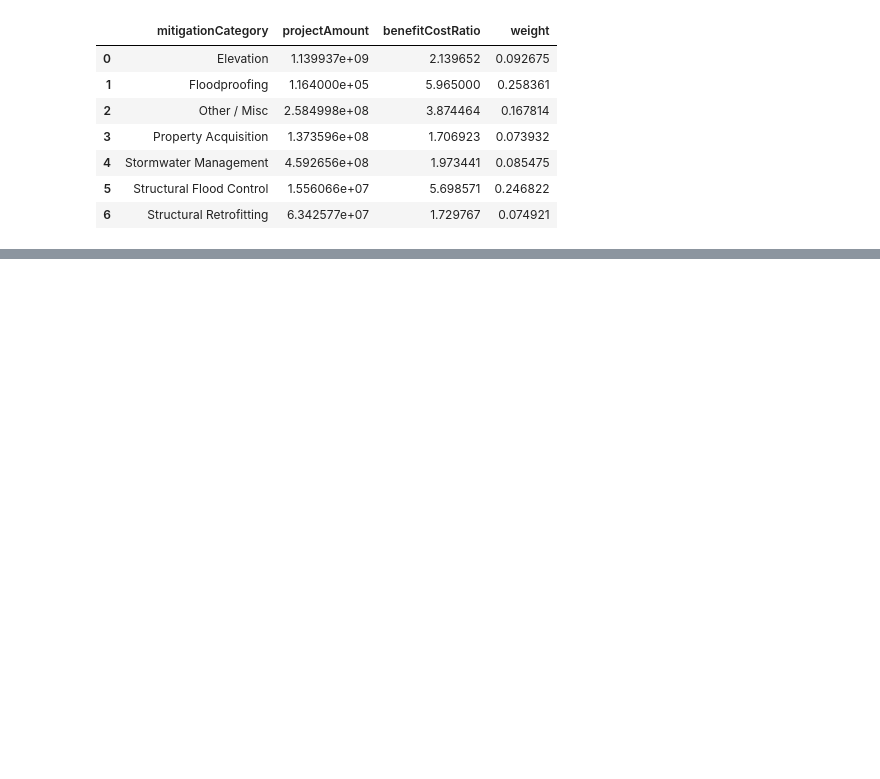
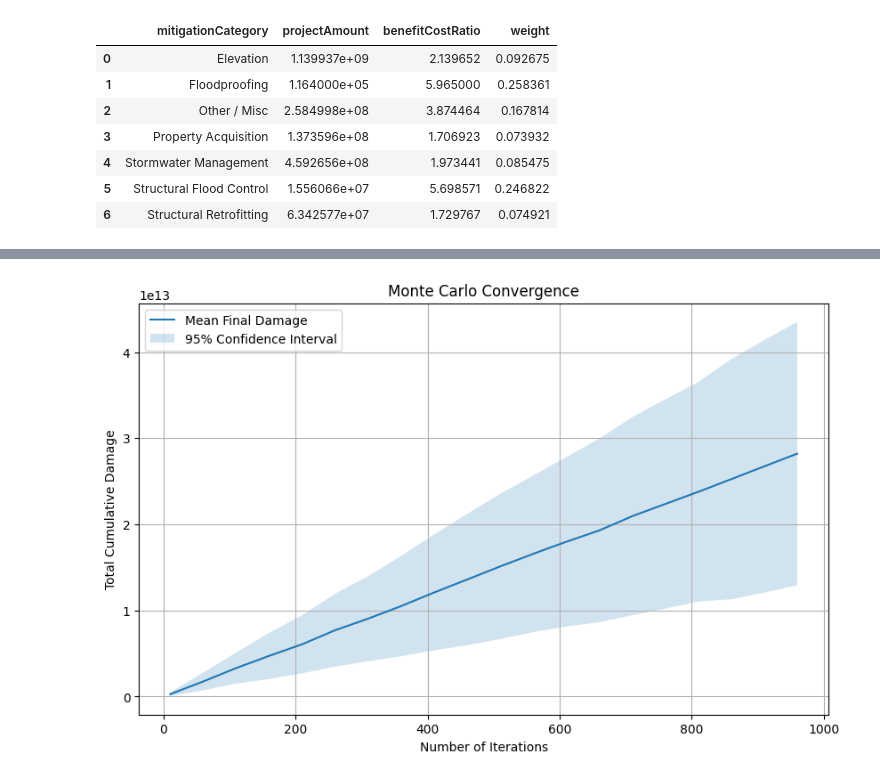
Before and after one commit to sarthakc123/Sarthak_Vinit_ClimateRiskMitigationMCSim, a Jupyter notebook: MCSim_ClimateRisk.ipynb, the cells around one changed output, grey strips where cells are left out. Cells and saved outputs as stored; diff of their text form; code cells hidden in the pictures; blank space fills up the shorter version.

```diff
--- a/MCSim_ClimateRisk.ipynb
+++ b/MCSim_ClimateRisk.ipynb
@@ -380,0 +460,25 @@ Estimated Total Damage over 30 years with Mitigation: $107,510,921,426.14
+# %%
+# Convergence plot
+means = []
+stdevs = []
+n = 1000
+for n in range(10, n+1, 50):  # simulate from 10 to 1000 iterations
+    matrix = run_yearly_damage_simulations(n_iterations=n, m_years=30)
+    final_damage = np.cumsum(matrix, axis=1)[:, -1]  # total cumulative damage
+    means.append(np.mean(final_damage))
+    stdevs.append(np.std(final_damage))
+
+plt.figure(figsize=(10, 6))
+plt.plot(range(10, n+1, 50), means, label='Mean Final Damage')
+plt.fill_between(range(10, n+1, 50),
+                 np.array(means) - 1.96 * np.array(stdevs),
+                 np.array(means) + 1.96 * np.array(stdevs),
+                 alpha=0.2, label='95% Confidence Interval')
+plt.xlabel('Number of Iterations')
+plt.ylabel('Total Cumulative Damage')
+plt.title('Monte Carlo Convergence')
+plt.legend()
+plt.grid(True)
+plt.show()
+# %% [output]
+[figure, added]
```
Also changed, not shown: parts of 17 cells of this notebook.
